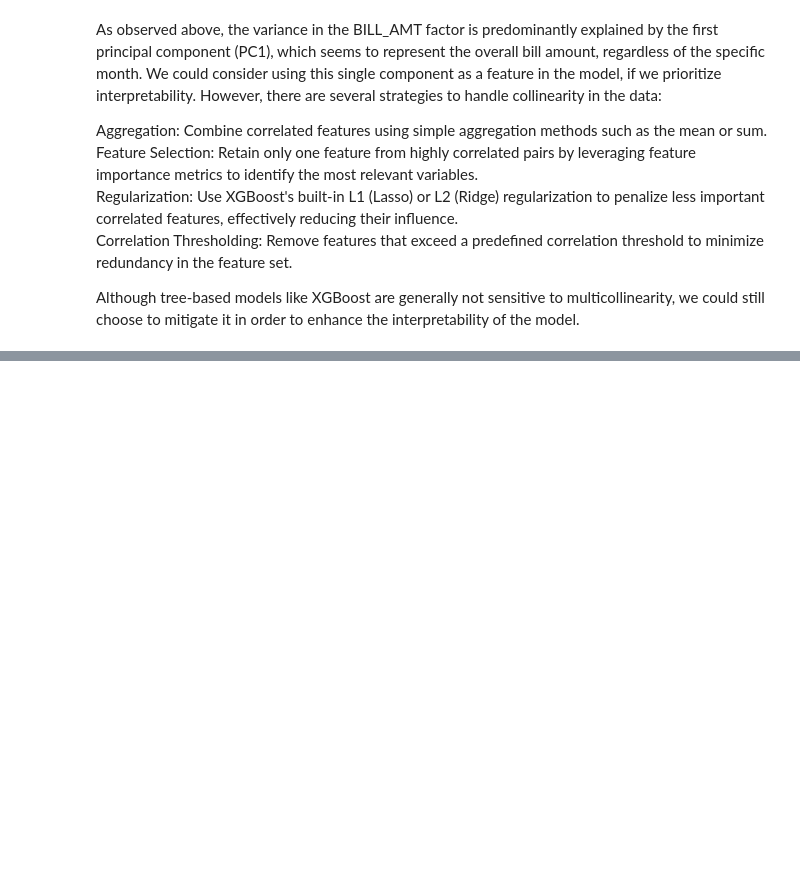
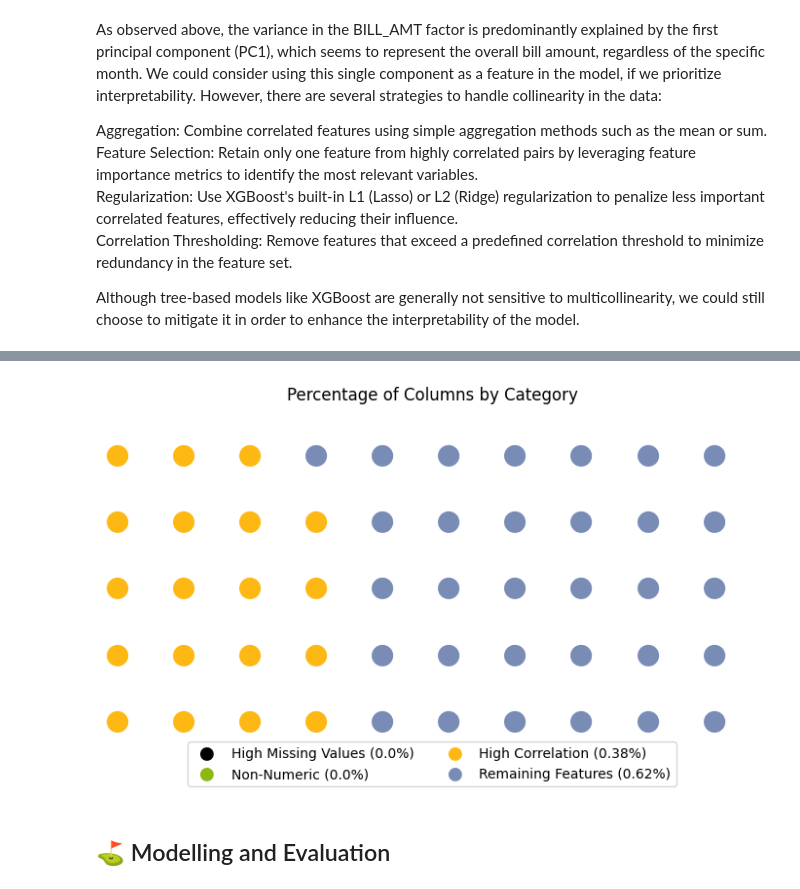
Before and after one commit to andrea-mar/credit_default_risk, a Jupyter notebook: credit_risk_model.ipynb, the cells around one changed output, grey strips where cells are left out. Cells and saved outputs as stored; diff of their text form; code cells hidden in the pictures; blank space fills up the shorter version.

```diff
--- a/credit_risk_model.ipynb
+++ b/credit_risk_model.ipynb
@@ -683,3 +689,19 @@ Regularization: Use XGBoost's built-in L1 (Lasso) or L2 (Ridge) regularization t
 Correlation Thresholding: Remove features that exceed a predefined correlation threshold to minimize redundancy in the feature set.<br>
 
 Although tree-based models like XGBoost are generally not sensitive to multicollinearity, we could still choose to mitigate it in order to enhance the interpretability of the model.
+# %%
+# Calculate the correlation matrix
+corr = traindata.corr()
+# Find columns with a correlation higher than 0.8
+high_corr_columns = set()
+for i in range(len(corr.columns)):
+    for j in range(i):
+        if abs(corr.iloc[i, j]) > 0.8:
+            colname = corr.columns[i]
+            high_corr_columns.add(colname)
+            high_corr_columns.add(corr.columns[j])
+
+# Convert to list
+high_corr_columns = list(high_corr_columns)
+
+high_corr_columns
@@ -685,0 +752,44 @@ Although tree-based models like XGBoost are generally not sensitive to multicoll
+# %%
+# Data for waffle chart
+data = {
+    'High Missing Values': percent_missing,
+    'Non-Numeric': percent_non_numeric,
+    'High Correlation': percent_high_corr,
+    'Remaining Features': percent_remaining
+}
+
+# Prepare data for waffle chart
+percents_of_groups_of_categories = pd.Series(data)
+
+# Colors for each group
+colors = [  black,  green, yellow, purple]
+# blue = '#005387'
+# green = '#8cb811'
+# yellow = '#fdb813'
+# faded_blue = '#88aca1'
+# purple
+
+# Create waffle chart
+plt.figure(
+    FigureClass=Waffle,
+    rows=5,
+    columns=10,
+    values=percents_of_groups_of_categories,
+    colors=colors,
+    title={'label': 'Percentage of Columns by Category'},
+    labels=[f"{k} ({round(v,2)}%)" for k, v in percents_of_groups_of_categories.items()],
+    legend={'loc': 'lower center', 'bbox_to_anchor': (0.5, -0.2), 'ncol': 2, 'fancybox': True},
+    icon_legend=True,
+    icon_size=16,
+    icons='circle'
+)
+
+
+
+# Adjust the figure size if needed
+plt.gcf().set_size_inches(7, 5)  # Increase width and height for more space
+plt.show()
+# %% [output]
+[figure, added]
+# %% [markdown]
+## 	&#x26F3; Modelling and Evaluation
```
Also changed, not shown: parts of 32 cells of this notebook.
